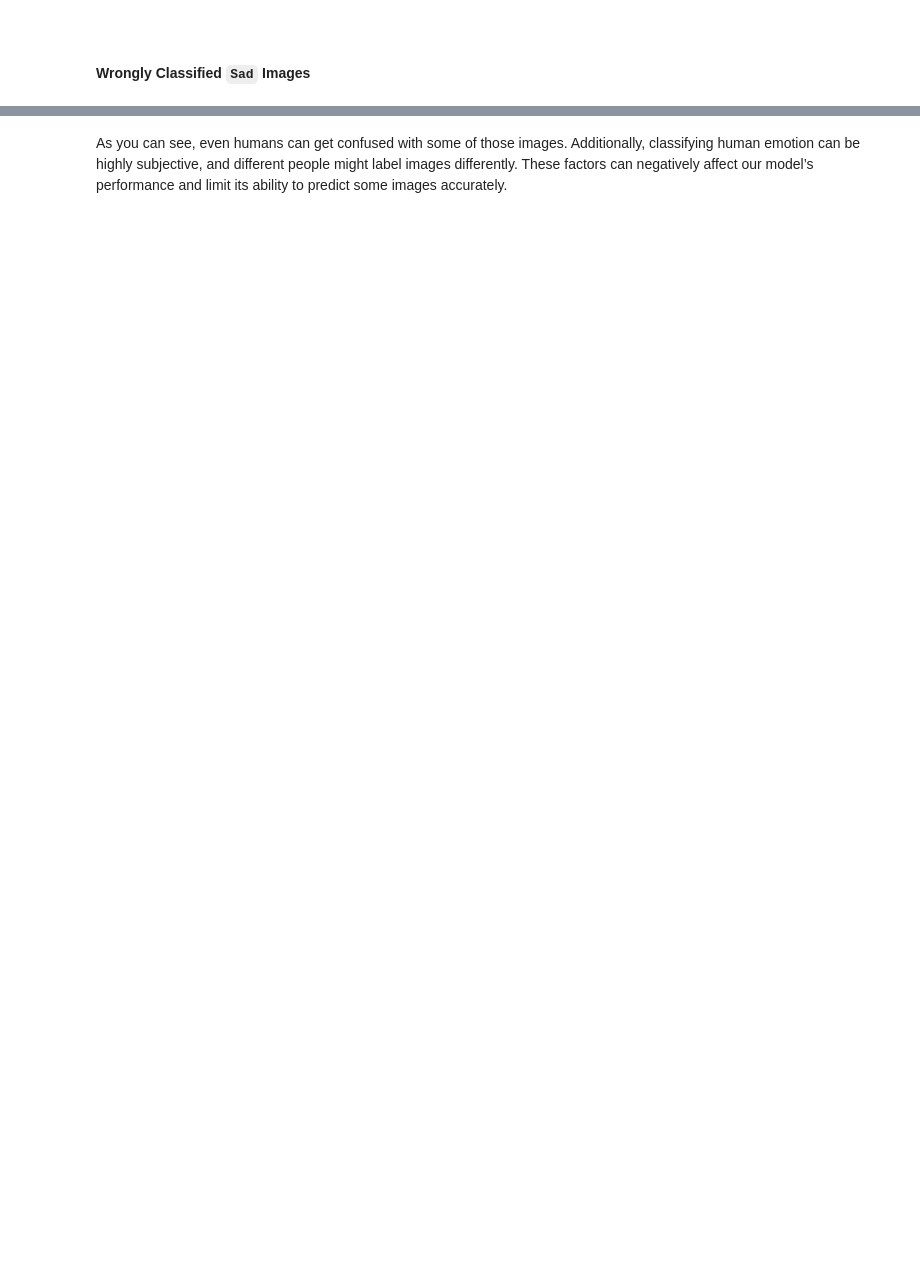
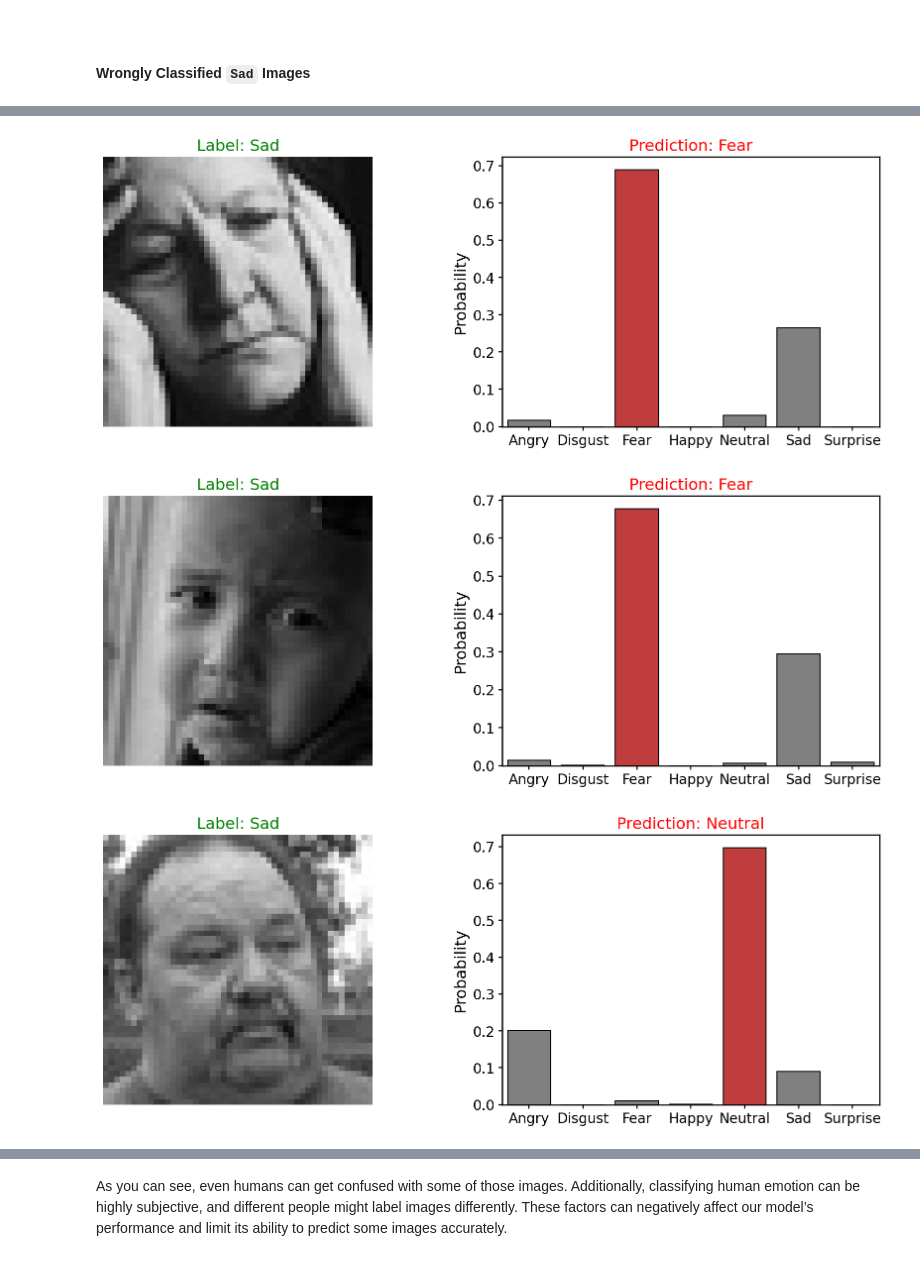
Before and after one commit to KOrfanakis/Emotion_Recognition_Deep_Learning_App, a Jupyter notebook: Emotion_Recognition_Notebook.ipynb, the cells around one changed output, grey strips where cells are left out. Cells and saved outputs as stored; diff of their text form; code cells hidden in the pictures; blank space fills up the shorter version.

```diff
--- a/Emotion_Recognition_Notebook.ipynb
+++ b/Emotion_Recognition_Notebook.ipynb
@@ -726,0 +770,7 @@ plot_wrong_preds('sad')
+# %%
+# plot_wrong_preds('sad')
+plot_wrong_preds(emotion='sad', num_of_imgs=5)
+# %% [output]
+[figure, added]
+[figure, added]
+[figure, added]
```
Also changed, not shown: parts of 21 cells of this notebook.
